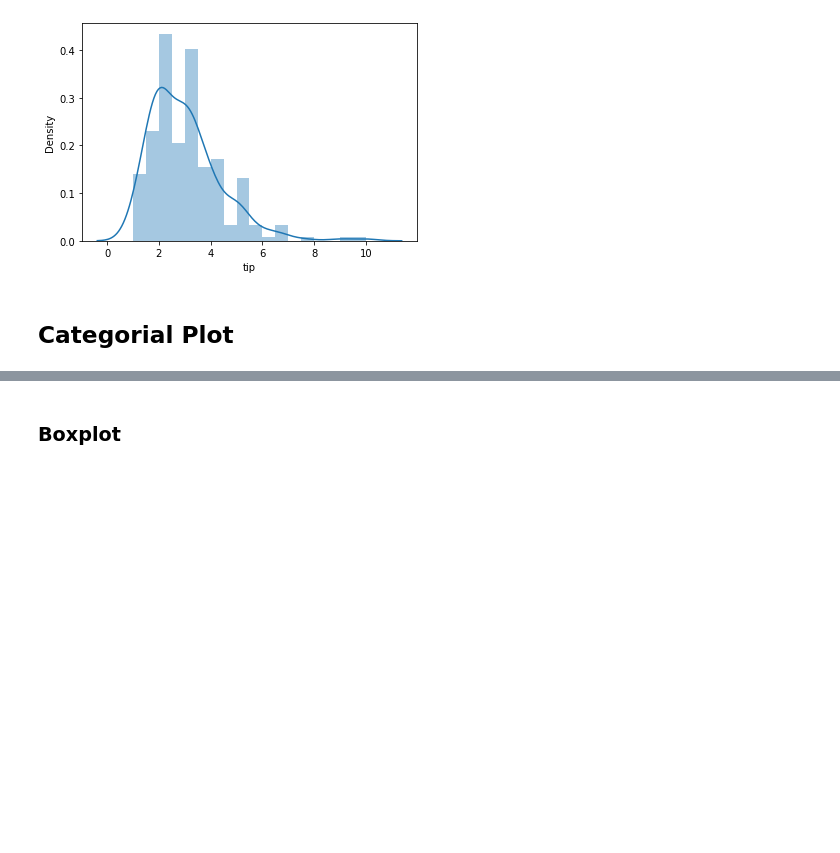
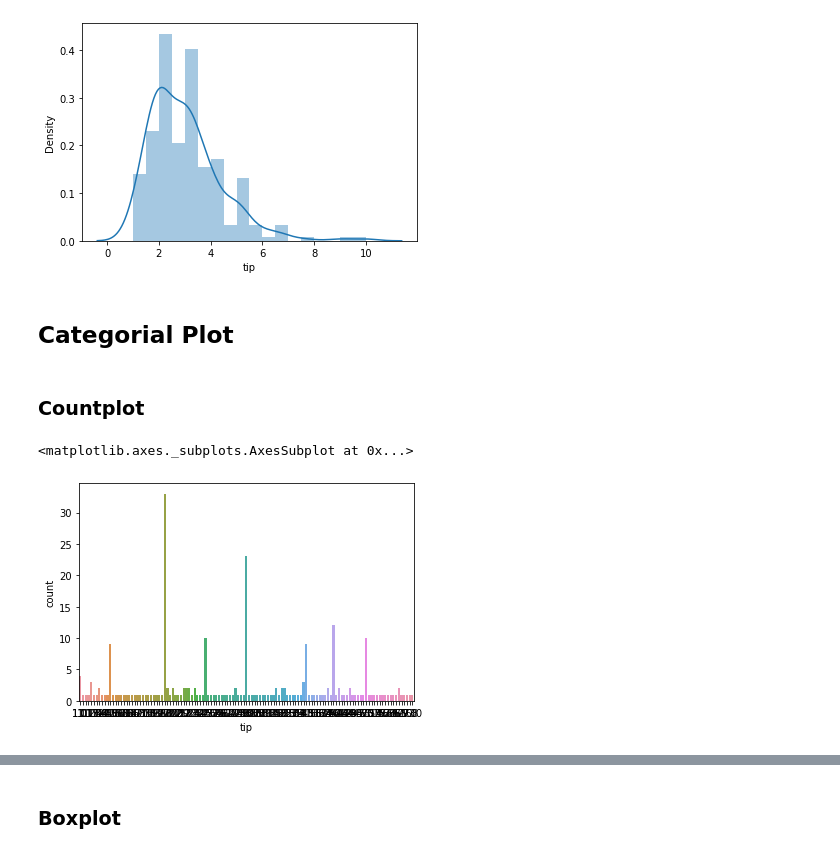
Before and after one commit to SaM-0777/python-ml, a Jupyter notebook: Plotting.ipynb, the cells around one changed output, grey strips where cells are left out. Cells and saved outputs as stored; diff of their text form; code cells hidden in the pictures; blank space fills up the shorter version.

```diff
--- a/Plotting.ipynb
+++ b/Plotting.ipynb
@@ -93,3 +93,10 @@ sbn.distplot(df['tip'])
 [figure]
 # %% [markdown]
 ## Categorial Plot
+# %% [markdown]
+### Countplot
+# %%
+sbn.countplot('tip', data=df)
+# %% [output]
+<matplotlib.axes._subplots.AxesSubplot at 0x...>
+[figure, added]
```
Also changed, not shown: parts of 9 cells of this notebook.
